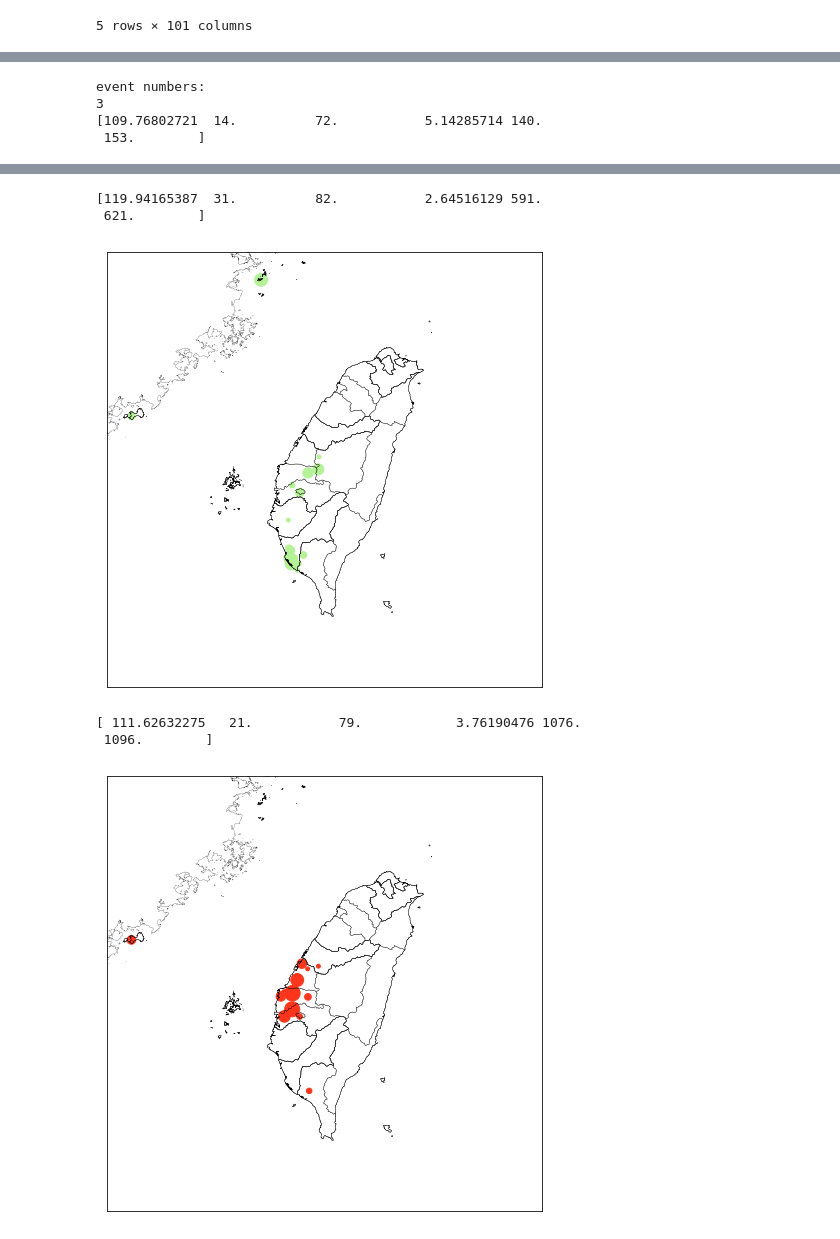
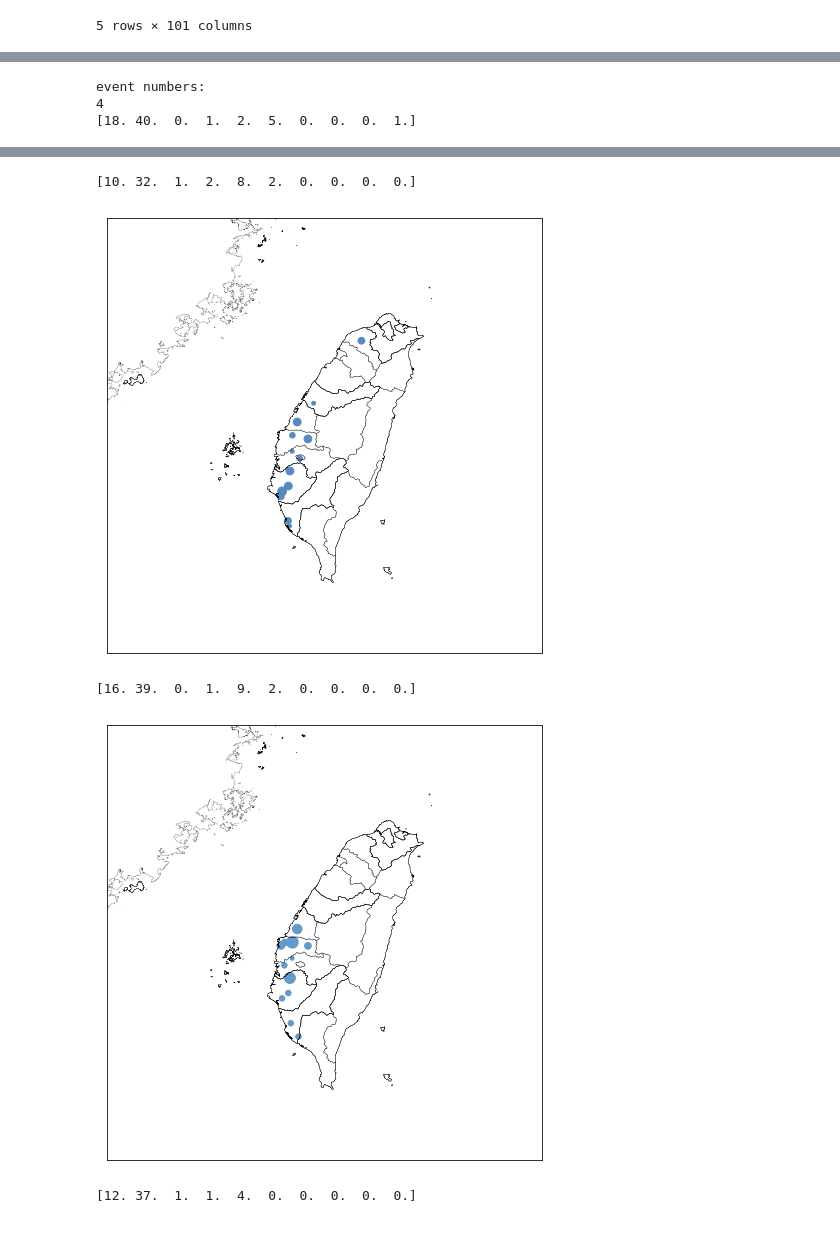
Before and after one commit to jerryjerry9/ce_2019, a Jupyter notebook: Untitled.ipynb, the cells around one changed output, grey strips where cells are left out. Drawn from its saved outputs; the diff is of its cells as text; code cells hidden in the pictures.

```diff
--- a/Untitled.ipynb
+++ b/Untitled.ipynb
@@ -141,7 +150,7 @@ aaaaa.head()
 #sta = station['測站名稱']
 #lons = station['經度']
 #lats = station['緯度']
-finalar=station.loc[:,['測站名稱','經度','緯度']]
+finalar=station.loc[:,['測站名稱','經度','緯度','空品區']]
 #print(finalar)
 new = np.zeros((76,101),dtype=float)
 
@@ -161,3 +170,4 @@ for i in range(0,76):
      #print(aaaa)
      #print(stationname[i,])
      #print(outstation)
+print(new)
@@ -233,30 +347,6 @@ latlonsta.head()
 # %%
-# create a Basemap
-label = kmeans.labels_
-#print(label.shape)
-
-
-lons = new[:,0]
-lats = new[:,1]
-#aaaaaa = new[:,23]
-#print(aaaaaa.shape)
-aaaaaa = new.copy()
-#taget = new[:,11]
-#avab = new[:,19]
-print(testcorr[21,:])
-#print(testcorr[9,:])
-#print(testcorr[17,:])
-print(aaaaaa[:,23])
-#print(taget)
-#print(avab)
-colors = aaaaaa
-#lons(head)
-#cmap = mpl.colors.ListedColormap(['blue','royalblue', 'cyan',
-#                                  'yellow', 'orange','red'])
-#cmap.set_over('red')
-#cmap.set_under('blue')
 for i in range(0,99):
- if label[i,] == 2:
+ if label[i,] == 1:
   #print(i)
   fig = plt.figure(figsize=(12,12))
   m = Basemap(llcrnrlon=118., urcrnrlon=123.5, llcrnrlat=21., urcrnrlat=26.5,resolution='h')
@@ -277,17 +360,18 @@ for i in range(0,99):
 [figure]
 # %%
-event_count = np.sum( label == 6)
+label_num=2
+event_count = np.sum( label == label_num)
 print('event numbers:')
 print(event_count)
 
 
 
 multiple_event=aaaaaa.copy()
-
+cm = plt.cm.get_cmap('RdYlBu_r')
 
 for i in range(0,99):
- if label[i,] == 6:
-  print(testcorr[i,:])
+ if label[i,] == label_num:
+  print(test2_nonor_region[:,i])
   for j in range(0,76):
    if multiple_event[j,i+2]  > 0:
      multiple_event[j,i+2] = i
@@ -296,13 +380,12 @@ for i in range(0,99):
   m.readshapefile('gadm36_TWN_shp/gadm36_CHN_0', name='Taiwan', linewidth=0.15 , drawbounds=True)
   m.readshapefile('gadm36_TWN_shp/gadm36_TWN_1', name='Taiwan', linewidth=0.3 , drawbounds=True)
   m.readshapefile('gadm36_TWN_shp/gadm36_TWN_2', name='Taiwan', linewidth=0.3 , drawbounds=True)
-  tai = m.scatter(lons, lats,s=aaaaaa[:,i+2]*15,c=multiple_event[:,i+2], cmap='rainbow', vmin=0, vmax=30)
+  tai = m.scatter(lons, lats,s=aaaaaa[:,i+2]*15,c=multiple_event[:,i+2], cmap=cm, vmin=0, vmax=100)
 #  print(aaaaaa[:,i+2])
 # print(multiple_event[:,i+2])
 #  cbar = m.colorbar(tai)
   plt.show()
 # %% [output]
 event numbers:
-3
-[109.76802721  14.          72.           5.14285714 140.
- 153.        ]
+4
+[18. 40.  0.  1.  2.  5.  0.  0.  0.  1.]
@@ -310,6 +393,5 @@ event numbers:
-[119.94165387  31.          82.           2.64516129 591.
- 621.        ]
+[10. 32.  1.  2.  8.  2.  0.  0.  0.  0.]
-[figure, old version]
+[figure, new version]
-[ 111.62632275   21.           79.            3.76190476 1076.
- 1096.        ]
+[16. 39.  0.  1.  9.  2.  0.  0.  0.  0.]
-[figure, old version]
+[figure, new version]
+[12. 37.  1.  1.  4.  0.  0.  0.  0.  0.]
```
Also changed, not shown: parts of 8 cells of this notebook.
